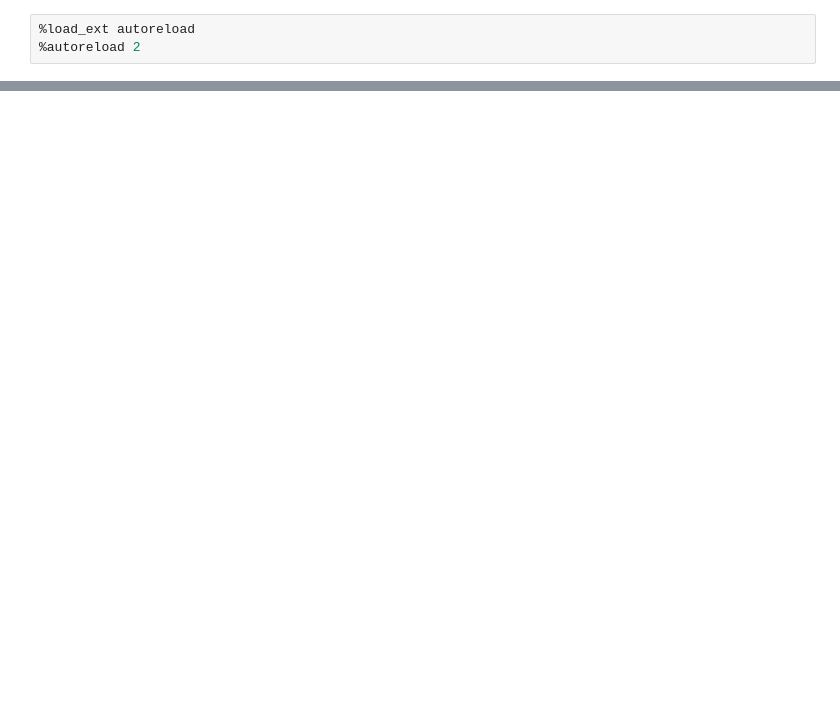
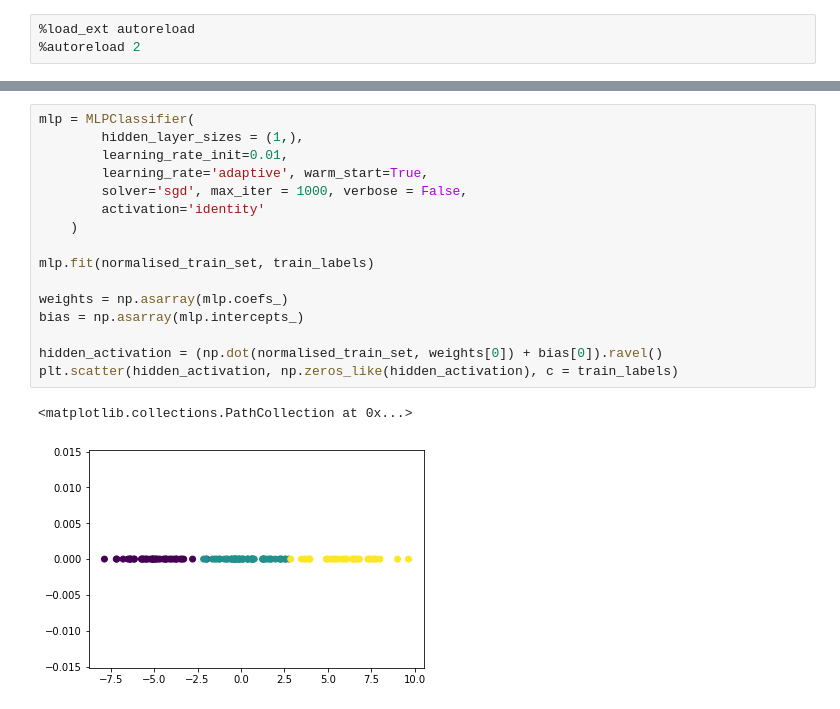
Before and after one commit to guigzzz/PatternRec2, a Jupyter notebook: Q2 - CW2.ipynb, the cells around one changed output, grey strips where cells are left out. Cells and saved outputs as stored; diff of their text form; blank space fills up the shorter version.

```diff
--- a/Q2 - CW2.ipynb
+++ b/Q2 - CW2.ipynb
@@ -168,0 +201,19 @@ print(np.mean(mlp.predict(test_set) == test_labels))
+# %%
+mlp = MLPClassifier(
+        hidden_layer_sizes = (1,),
+        learning_rate_init=0.01,
+        learning_rate='adaptive', warm_start=True,
+        solver='sgd', max_iter = 1000, verbose = False,
+        activation='identity'
+    )
+
+mlp.fit(normalised_train_set, train_labels)
+
+weights = np.asarray(mlp.coefs_)
+bias = np.asarray(mlp.intercepts_)
+
+hidden_activation = (np.dot(normalised_train_set, weights[0]) + bias[0]).ravel()
+plt.scatter(hidden_activation, np.zeros_like(hidden_activation), c = train_labels)
+# %% [output]
+<matplotlib.collections.PathCollection at 0x...>
+[figure, added]
```
Also changed, not shown: parts of 15 cells of this notebook, 5 other files.
